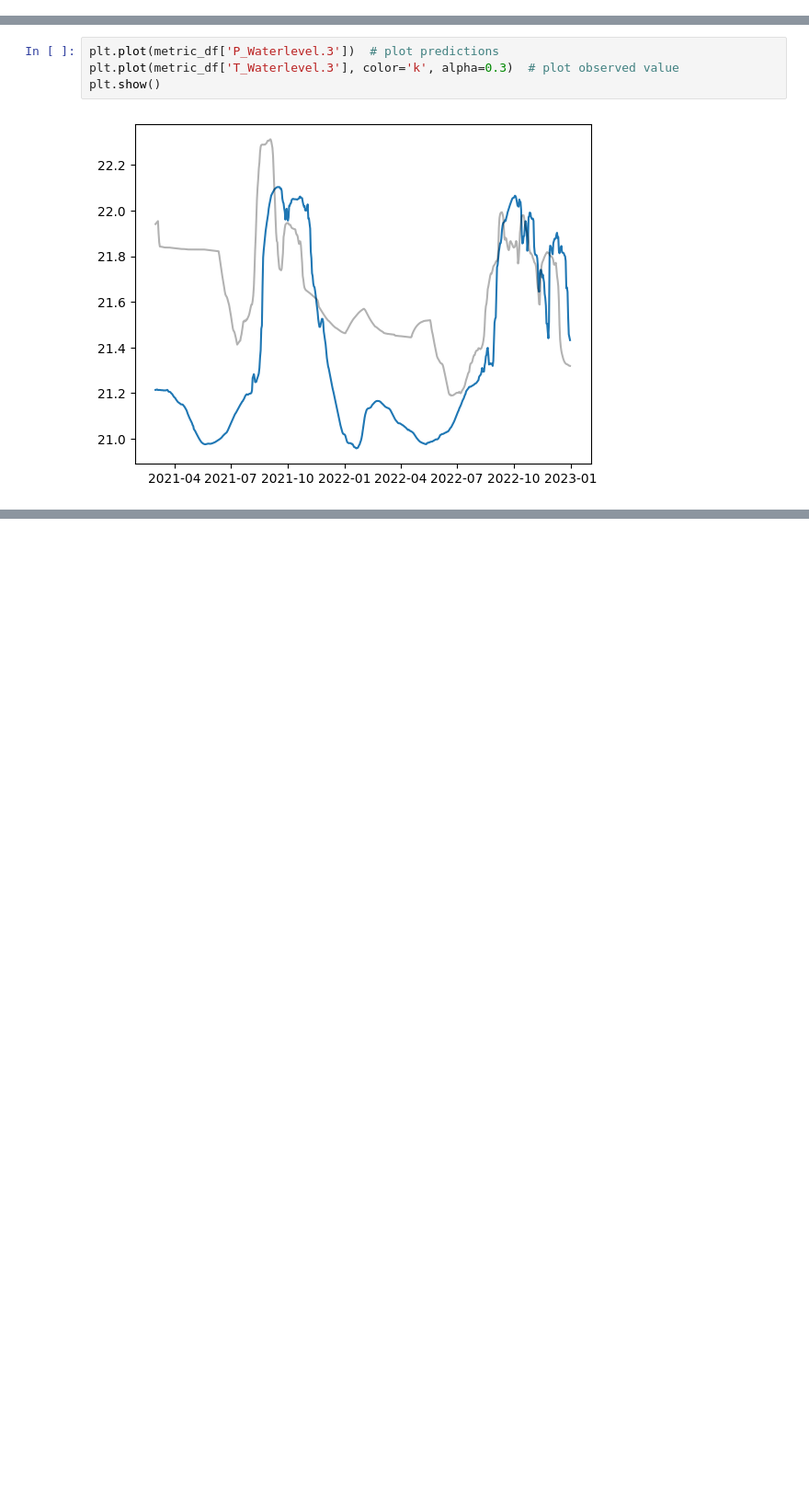
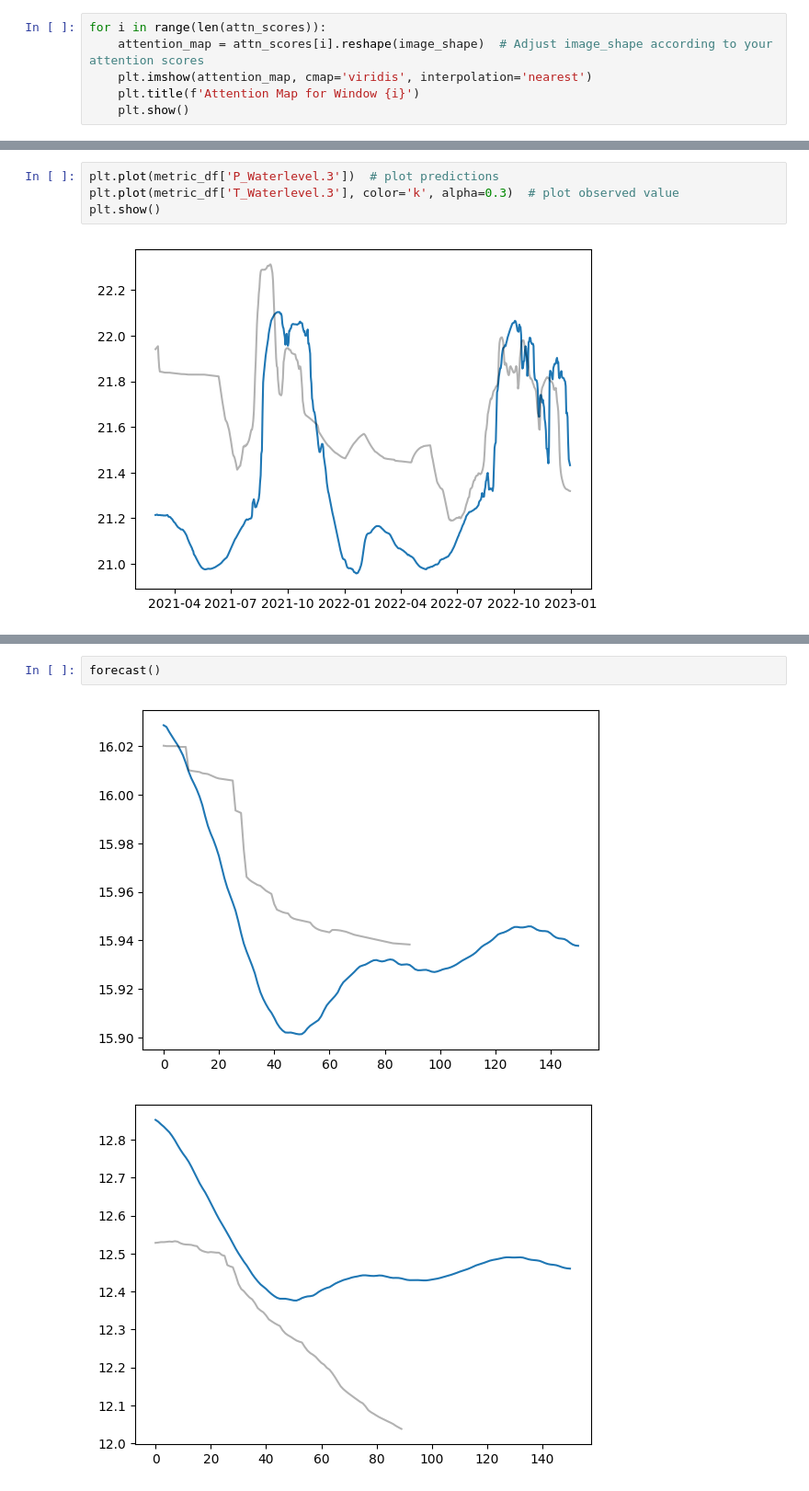
Before and after one commit to NathanAlmazan/RiverCast, a Jupyter notebook: notebooks/rivercast/rivercast.ipynb, the cells around one changed output, grey strips where cells are left out. Shown at 92% size. Cells and saved outputs as stored; diff of their text form; blank space fills up the shorter version.

```diff
--- a/notebooks/rivercast/rivercast.ipynb
+++ b/notebooks/rivercast/rivercast.ipynb
@@ -633,3 +622,9 @@ Mean Absolute Error: 0.2717504235172312
+# %%
+for i in range(len(attn_scores)):
+    attention_map = attn_scores[i].reshape(image_shape)  # Adjust image_shape according to your attention scores
+    plt.imshow(attention_map, cmap='viridis', interpolation='nearest')
+    plt.title(f'Attention Map for Window {i}')
+    plt.show()
 # %%
 plt.plot(metric_df['P_Waterlevel'])  # plot predictions
 plt.plot(metric_df['T_Waterlevel'], color='k', alpha=0.3)  # plot observed value
@@ -690,0 +697,5 @@ plot_forecast(window=240)
+# %%
+forecast()
+# %% [output]
+[figure, added]
+[figure, added]
```
Also changed, not shown: parts of 24 cells of this notebook, 24 other files.
